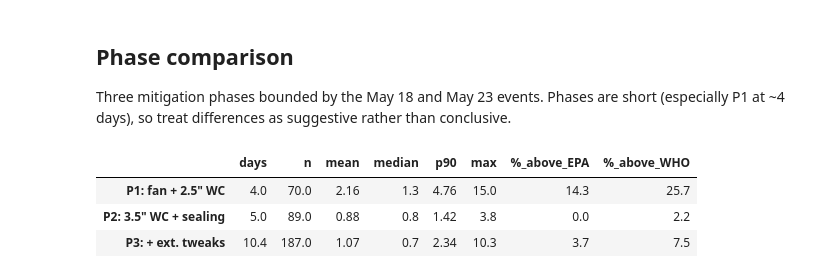
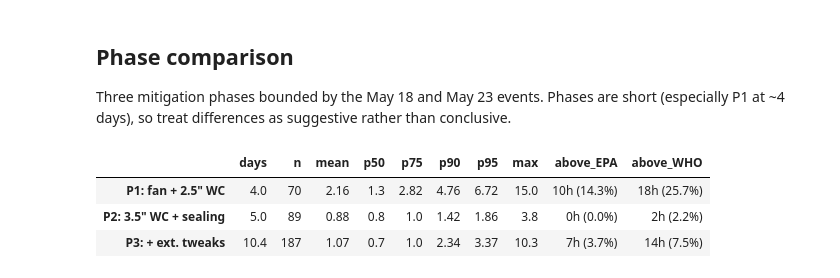
Before and after one commit to ryanatallah/radon-analysis, a Jupyter notebook: radon.ipynb, the cells around one changed output. Cells and saved outputs as stored; diff of their text form; code cells hidden in the pictures.

```diff
--- a/radon.ipynb
+++ b/radon.ipynb
@@ -227,35 +331,42 @@ Three mitigation phases bounded by the May 18 and May 23 events. Phases are shor
 # %%
 def phase_stats(s):
     if len(s) == 0:
-        return pd.Series({'days': 0, 'n': 0, 'mean': float('nan'), 'median': float('nan'),
-                          'p90': float('nan'), 'max': float('nan'),
-                          '%_above_EPA': 0.0, '%_above_WHO': 0.0})
+        return pd.Series({'days': 0, 'n': 0, 'mean': float('nan'),
+                          'p50': float('nan'), 'p75': float('nan'),
+                          'p90': float('nan'), 'p95': float('nan'),
+                          'max': float('nan'),
+                          'above_EPA': '0h (0.0%)',
+                          'above_WHO': '0h (0.0%)'})
     span_days = (s.index.max() - s.index.min()).total_seconds() / 86400
+    n_epa = int((s >= EPA_LEVEL).sum())
+    n_who = int((s >= WHO_LEVEL).sum())
     return pd.Series({
-        'days':         round(span_days, 1),
-        'n':            len(s),
-        'mean':         round(s.mean(), 2),
-        'median':       round(s.median(), 2),
-        'p90':          round(s.quantile(0.9), 2),
-        'max':          round(s.max(), 2),
-        '%_above_EPA':  round((s >= EPA_LEVEL).mean() * 100, 1),
-        '%_above_WHO':  round((s >= WHO_LEVEL).mean() * 100, 1),
+        'days':       round(span_days, 1),
+        'n':          len(s),
+        'mean':       round(s.mean(), 2),
+        'p50':        round(s.quantile(0.50), 2),
+        'p75':        round(s.quantile(0.75), 2),
+        'p90':        round(s.quantile(0.90), 2),
+        'p95':        round(s.quantile(0.95), 2),
+        'max':        round(s.max(), 2),
+        'above_EPA':  f'{n_epa}h ({n_epa / len(s) * 100:.1f}%)',
+        'above_WHO':  f'{n_who}h ({n_who / len(s) * 100:.1f}%)',
     })
 
 phase_series = {}
 for name, start, end in PHASES:
     start_ts = pd.Timestamp(start)
     end_ts   = pd.Timestamp(end) if end else (df.index.max() + pd.Timedelta(seconds=1))
     mask = (df.index >= start_ts) & (df.index < end_ts)
     phase_series[name] = df.loc[mask, 'radon']
 
 summary = pd.DataFrame({name: phase_stats(s) for name, s in phase_series.items()}).T
 summary
 # %% [output]
-|  | days | n | mean | median | p90 | max | %_above_EPA | %_above_WHO |
-| P1: fan + 2.5" WC | 4.0 | 70.0 | 2.16 | 1.3 | 4.76 | 15.0 | 14.3 | 25.7 |
-| P2: 3.5" WC + sealing | 5.0 | 89.0 | 0.88 | 0.8 | 1.42 | 3.8 | 0.0 | 2.2 |
-| P3: + ext. tweaks | 10.4 | 187.0 | 1.07 | 0.7 | 2.34 | 10.3 | 3.7 | 7.5 |
+|  | days | n | mean | p50 | p75 | p90 | p95 | max | above_EPA | above_WHO |
+| P1: fan + 2.5" WC | 4.0 | 70 | 2.16 | 1.3 | 2.82 | 4.76 | 6.72 | 15.0 | 10h (14.3%) | 18h (25.7%) |
+| P2: 3.5" WC + sealing | 5.0 | 89 | 0.88 | 0.8 | 1.0 | 1.42 | 1.86 | 3.8 | 0h (0.0%) | 2h (2.2%) |
+| P3: + ext. tweaks | 10.4 | 187 | 1.07 | 0.7 | 1.0 | 2.34 | 3.37 | 10.3 | 7h (3.7%) | 14h (7.5%) |
 # %%
 phase_long = pd.concat([
     s.to_frame('radon').assign(phase=name)
```
Also changed, not shown: parts of 14 cells of this notebook.
